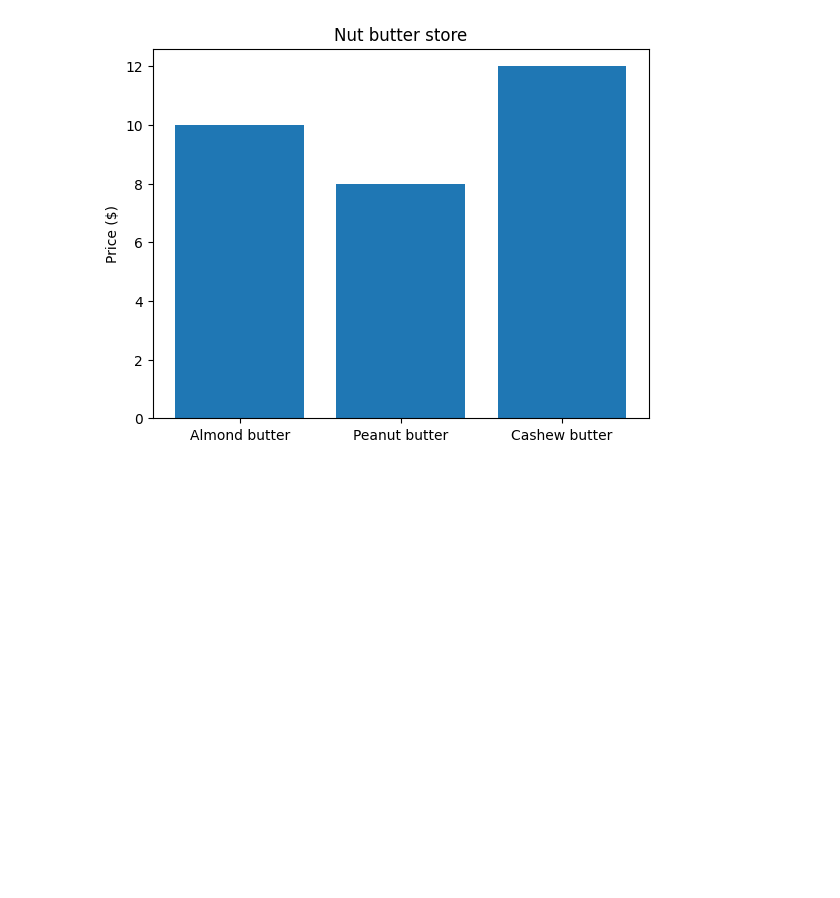
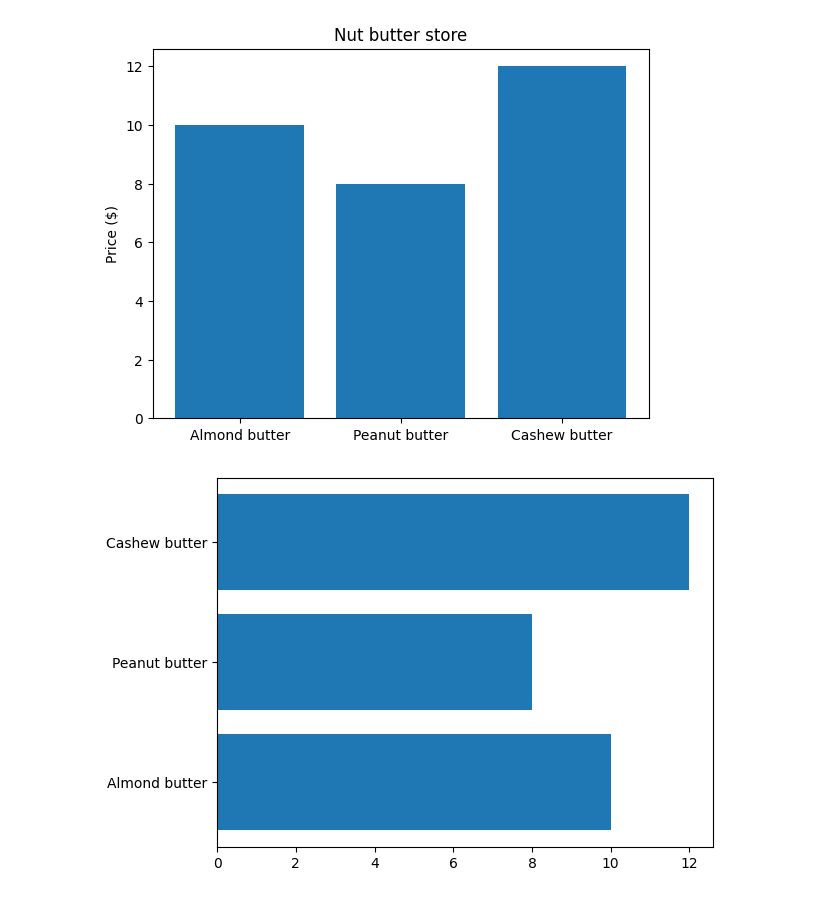
Before and after one commit to gnigam87/ML, a Jupyter notebook: NumpyPandasMatplotlib/Matplotlib_Intro.ipynb, the cells around one changed output. Cells and saved outputs as stored; diff of their text form; code cells hidden in the pictures; blank space fills up the shorter version.

Commit message:
Added subplots

```diff
--- a/NumpyPandasMatplotlib/Matplotlib_Intro.ipynb
+++ b/NumpyPandasMatplotlib/Matplotlib_Intro.ipynb
@@ -131,3 +131,8 @@ ax.bar(nut_butter_prices.keys(), nut_butter_prices.values())
 ax.set(title="Nut butter store", ylabel="Price ($)");
 # %% [output]
 [figure]
+# %%
+fig, ax = plt.subplots()
+ax.barh(list(nut_butter_prices.keys()),list(nut_butter_prices.values()));
+# %% [output]
+[figure, added]
```
Also changed, not shown: parts of 9 cells of this notebook.
